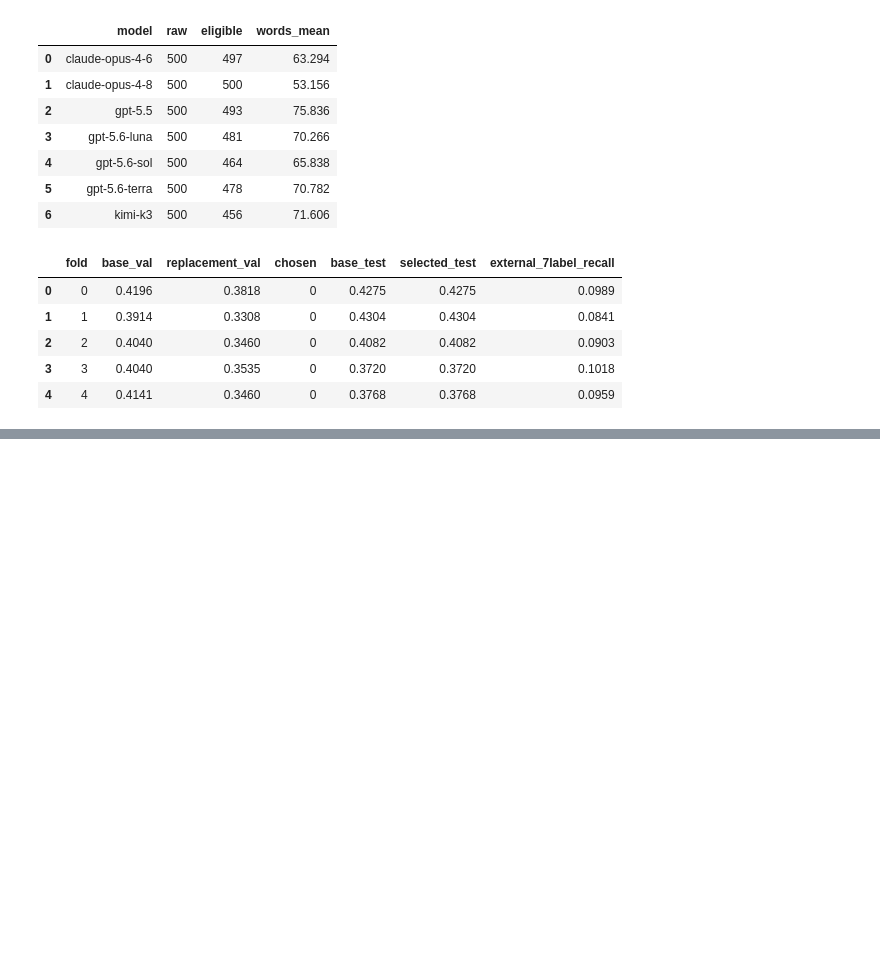
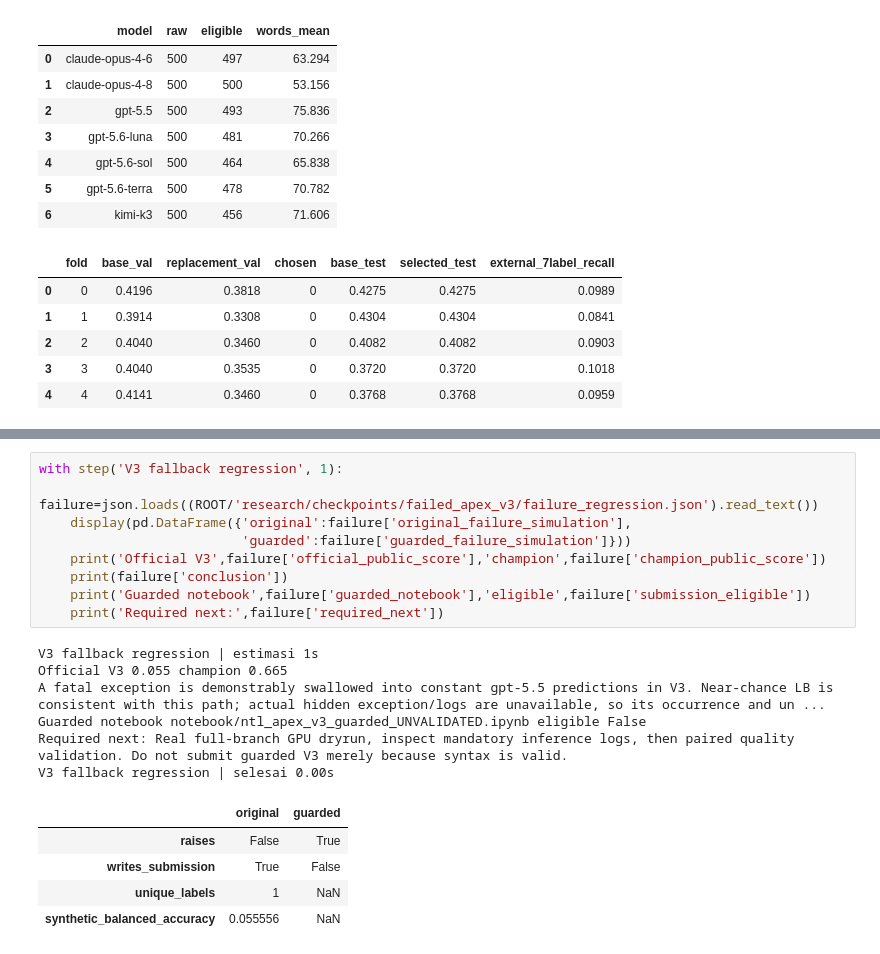
Before and after one commit to yauwes/name-that-llm-sota-pipeline, a Jupyter notebook: ntl_session_20261103.ipynb, the cells around one changed output, grey strips where cells are left out. Cells and saved outputs as stored; diff of their text form; blank space fills up the shorter version.

```diff
--- a/ntl_session_20261103.ipynb
+++ b/ntl_session_20261103.ipynb
@@ -443,0 +451,21 @@ E22 external data | selesai 0.01s
+# %%
+with step('V3 fallback regression', 1):
+    failure=json.loads((ROOT/'research/checkpoints/failed_apex_v3/failure_regression.json').read_text())
+    display(pd.DataFrame({'original':failure['original_failure_simulation'],
+                          'guarded':failure['guarded_failure_simulation']}))
+    print('Official V3',failure['official_public_score'],'champion',failure['champion_public_score'])
+    print(failure['conclusion'])
+    print('Guarded notebook',failure['guarded_notebook'],'eligible',failure['submission_eligible'])
+    print('Required next:',failure['required_next'])
+# %% [output]
+V3 fallback regression | estimasi 1s
+Official V3 0.055 champion 0.665
+A fatal exception is demonstrably swallowed into constant gpt-5.5 predictions in V3. Near-chance LB is consistent with this path; actual hidden exception/logs are unavailable, so its occurrence and un ...
+Guarded notebook notebook/ntl_apex_v3_guarded_UNVALIDATED.ipynb eligible False
+Required next: Real full-branch GPU dryrun, inspect mandatory inference logs, then paired quality validation. Do not submit guarded V3 merely because syntax is valid.
+V3 fallback regression | selesai 0.00s
+|  | original | guarded |
+| raises | False | True |
+| writes_submission | True | False |
+| unique_labels | 1 | NaN |
+| synthetic_balanced_accuracy | 0.055556 | NaN |
```
Also changed, not shown: parts of 3 cells of this notebook, 6 other files.
